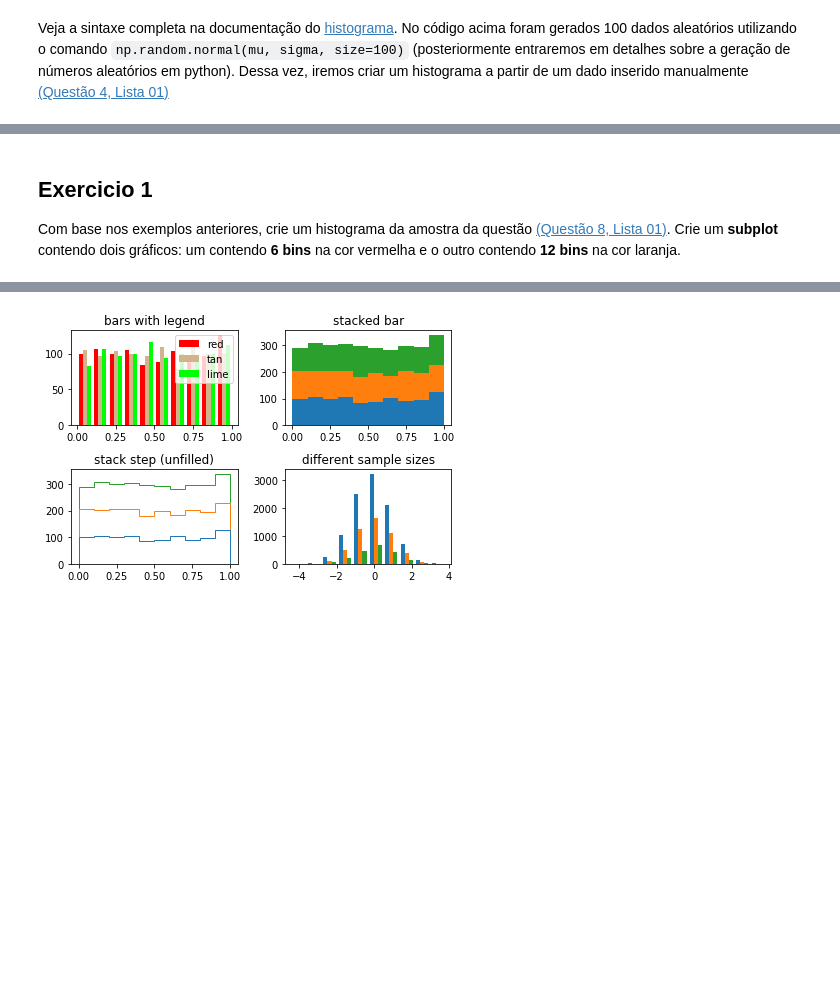
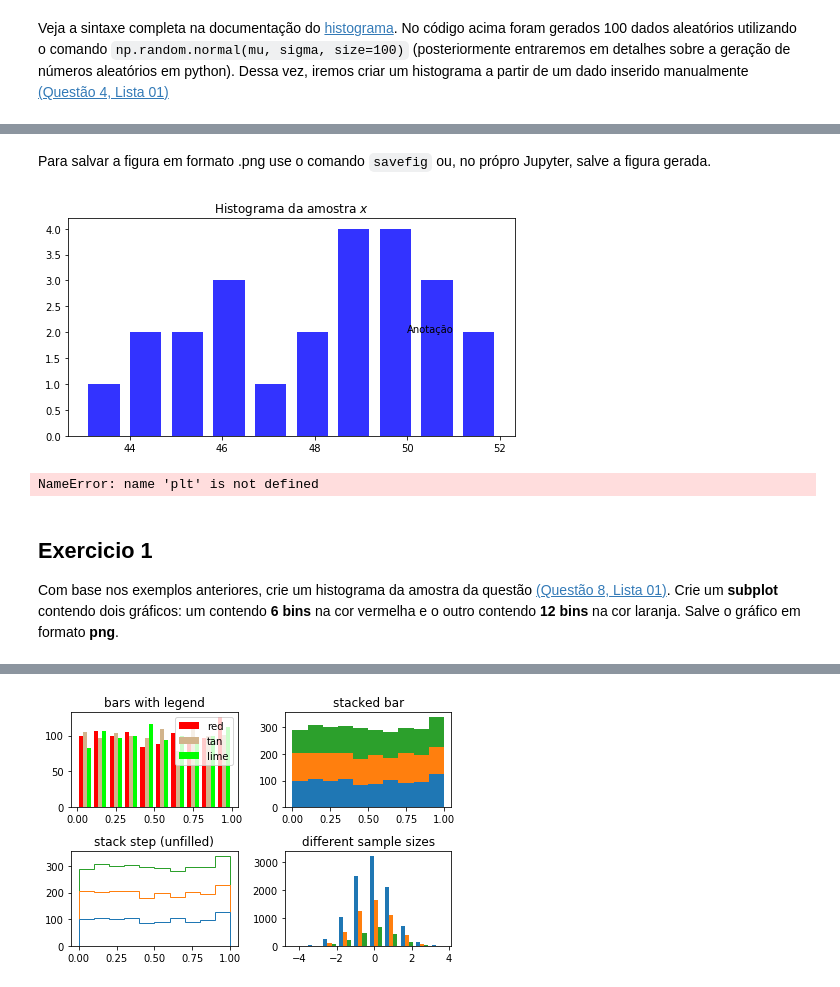
Before and after one commit to marcielbp/Statistics-and-Probability, a Jupyter notebook: python/notebooks/praticas/pr02.ipynb, the cells around one changed output, grey strips where cells are left out. Saved outputs shown, nothing was run; the diff lists cells and outputs as text; code cells hidden in the pictures; blank space fills up the shorter version.

```diff
--- a/python/notebooks/praticas/pr02.ipynb
+++ b/python/notebooks/praticas/pr02.ipynb
@@ -63,7 +73,29 @@ plt.show()
+# %% [markdown]
+Para salvar a figura em formato .png use o comando `savefig` ou, no própro Jupyter, salve a figura gerada.
+# %%
+fig, ax = plt.subplots(ncols=1, figsize=(8, 4))
+numBins = 10
+ax.hist(x, numBins, histtype='bar', rwidth=.75, facecolor='blue', alpha=0.8)
+ax.set_title('Histograma da amostra $x$')
+ax.text(50, 2,'Anotação')
+
+plt.savefig('foo.png', transparent=True)
+# %% [output]
+[figure, added]
+# %%
+fig, ax = plt.subplots(ncols=1, figsize=(8, 4))
+numBins = 10
+ax.hist(x, numBins, histtype='bar', rwidth=.75, facecolor='blue', alpha=0.8)
+ax.set_title('Histograma da amostra $x$')
+l2 = lines.Line2D([0, 1], [1, 0], transform=fig.transFigure, figure=fig)
+fig.lines.extend([l1, l2])
+plt.show()
+# %% [output]
+NameError: name 'plt' is not defined
 # %% [markdown]
 ## Exercicio 1
 
-Com base nos exemplos anteriores, crie um histograma da amostra da questão [(Questão 8, Lista 01)](https://marcielbp.github.io/Statistics-and-Probability/listas/lista-01-est-descritiva/). Crie um **subplot** contendo dois gráficos: um contendo **6 bins** na cor vermelha e o outro contendo **12 bins** na cor laranja.
+Com base nos exemplos anteriores, crie um histograma da amostra da questão [(Questão 8, Lista 01)](https://marcielbp.github.io/Statistics-and-Probability/listas/lista-01-est-descritiva/). Crie um **subplot** contendo dois gráficos: um contendo **6 bins** na cor vermelha e o outro contendo **12 bins** na cor laranja. Salve o gráfico em formato **png**.
 # %%
 # Resposta exercício 1
 # %%
```
Also changed, not shown: parts of 4 cells of this notebook, 2 other files.
